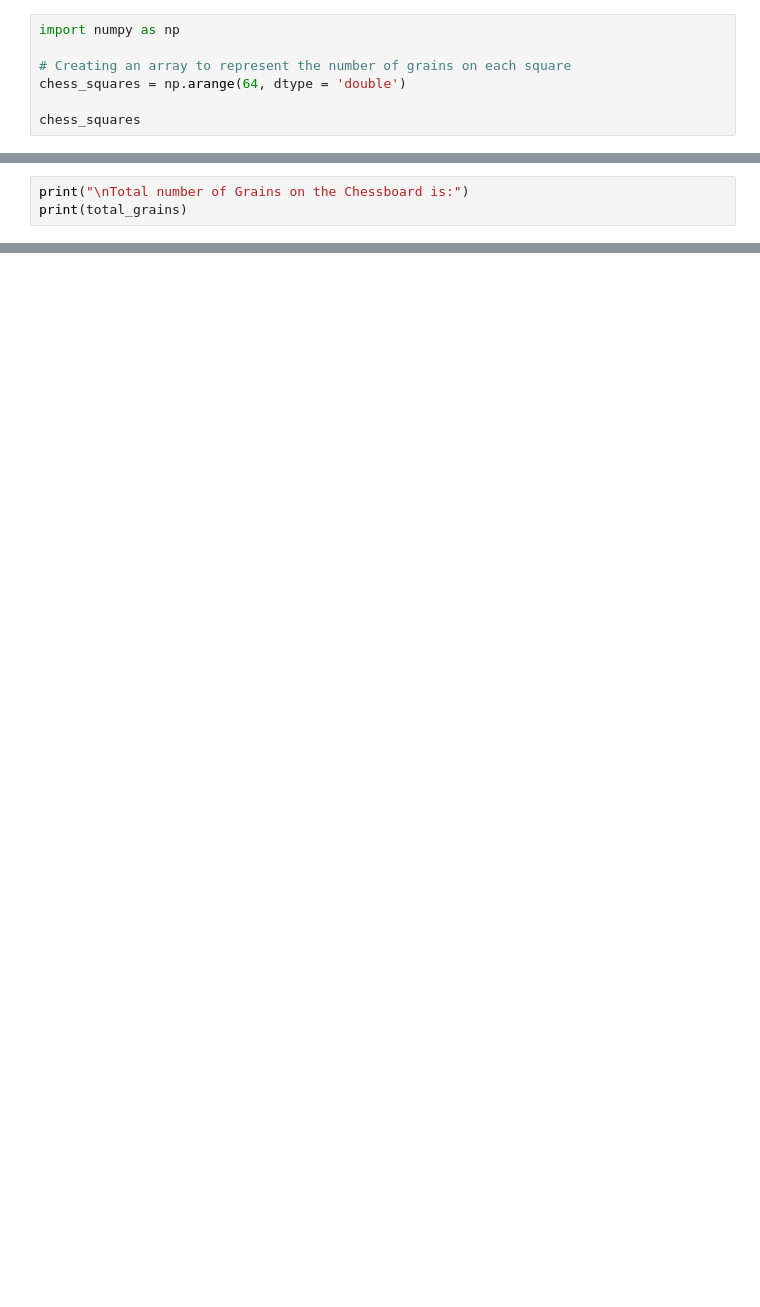
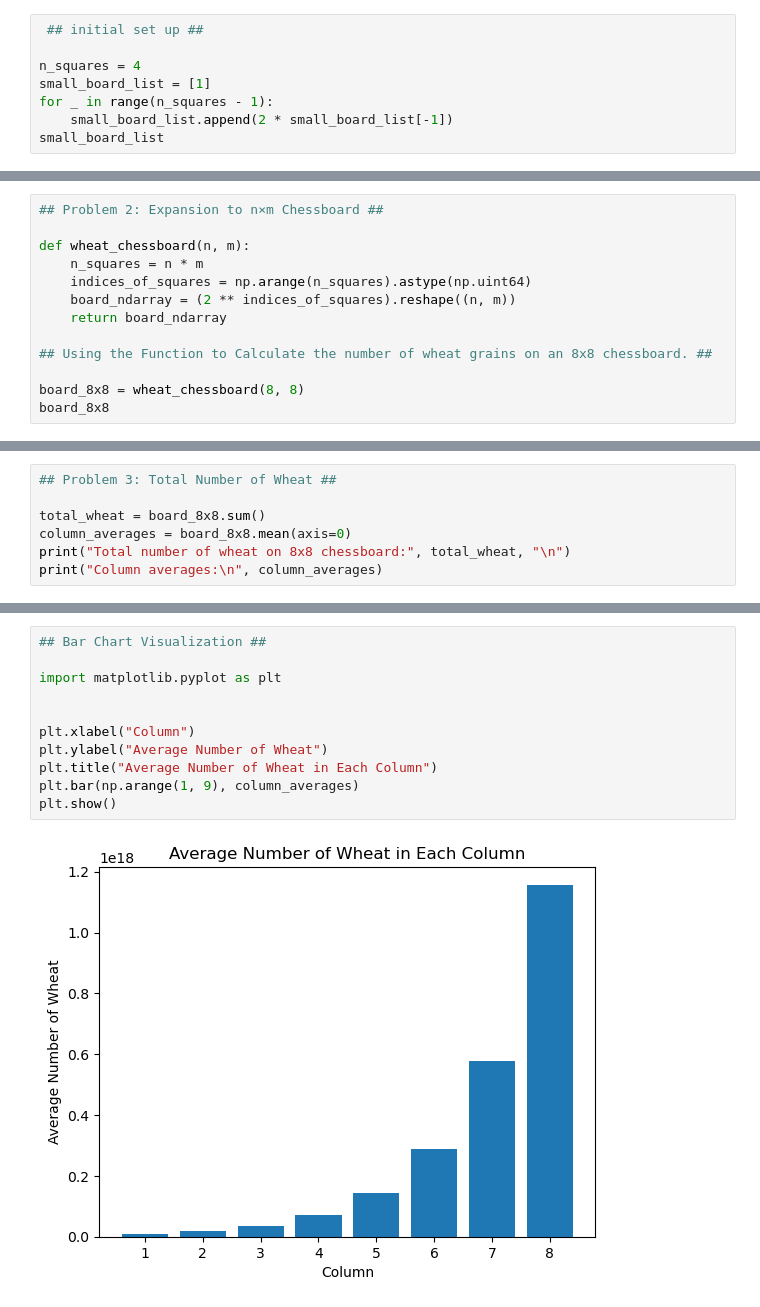
Before and after one commit to AbdulA3eem/Dpro-ML-data-science-, a Jupyter notebook: Wheat and chessboard problem.ipynb, the cells around one changed output, grey strips where cells are left out. Saved outputs shown, nothing was run; the diff lists cells and outputs as text; blank space fills up the shorter version.

Commit message:
wheat and chessboard problem 01

```diff
--- a/Wheat and chessboard problem.ipynb
+++ b/Wheat and chessboard problem.ipynb
@@ -1,8 +1,9 @@
 # %%
-import numpy as np
+ ## initial set up ##
 
-# Creating an array to represent the number of grains on each square
-chess_squares = np.arange(64, dtype = 'double')
-
-chess_squares
+n_squares = 4
+small_board_list = [1]
+for _ in range(n_squares - 1):
+    small_board_list.append(2 * small_board_list[-1])
+small_board_list
 # %% [output]
@@ -63,4 +27,14 @@ Number of Grains on each Square are given below:
 # %%
-print("\nTotal number of Grains on the Chessboard is:")
-print(total_grains)
+## Problem 2: Expansion to n×m Chessboard ##
+
+def wheat_chessboard(n, m):
+    n_squares = n * m
+    indices_of_squares = np.arange(n_squares).astype(np.uint64)
+    board_ndarray = (2 ** indices_of_squares).reshape((n, m))
+    return board_ndarray
+
+## Using the Function to Calculate the number of wheat grains on an 8x8 chessboard. ##
+
+board_8x8 = wheat_chessboard(8, 8)
+board_8x8
 # %% [output]
@@ -68,0 +58,7 @@ Total number of Grains on the Chessboard is:
+# %%
+## Problem 3: Total Number of Wheat ##
+
+total_wheat = board_8x8.sum()
+column_averages = board_8x8.mean(axis=0)
+print("Total number of wheat on 8x8 chessboard:", total_wheat, "\n")
+print("Column averages:\n", column_averages)
@@ -68,0 +71,13 @@ Total number of Grains on the Chessboard is:
+# %%
+## Bar Chart Visualization ##
+
+import matplotlib.pyplot as plt
+
+
+plt.xlabel("Column")
+plt.ylabel("Average Number of Wheat")
+plt.title("Average Number of Wheat in Each Column")
+plt.bar(np.arange(1, 9), column_averages)
+plt.show()
+# %% [output]
+[figure, added]
```
Also changed, not shown: parts of 15 cells of this notebook.
